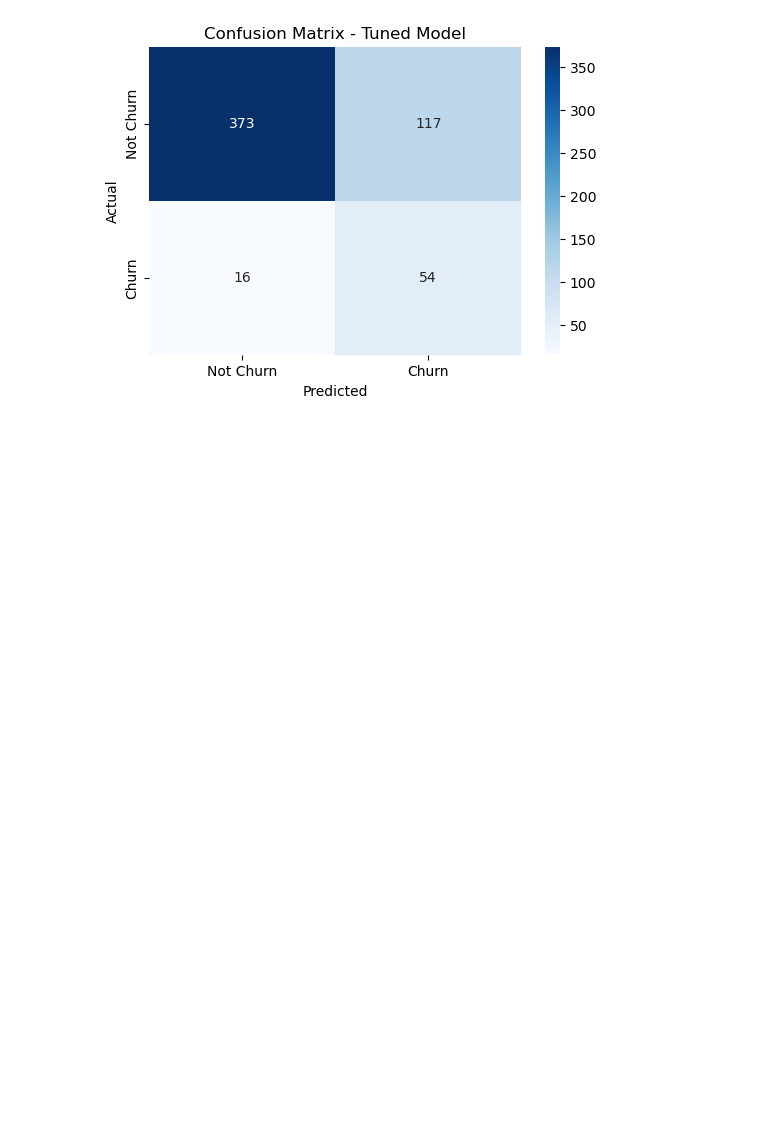
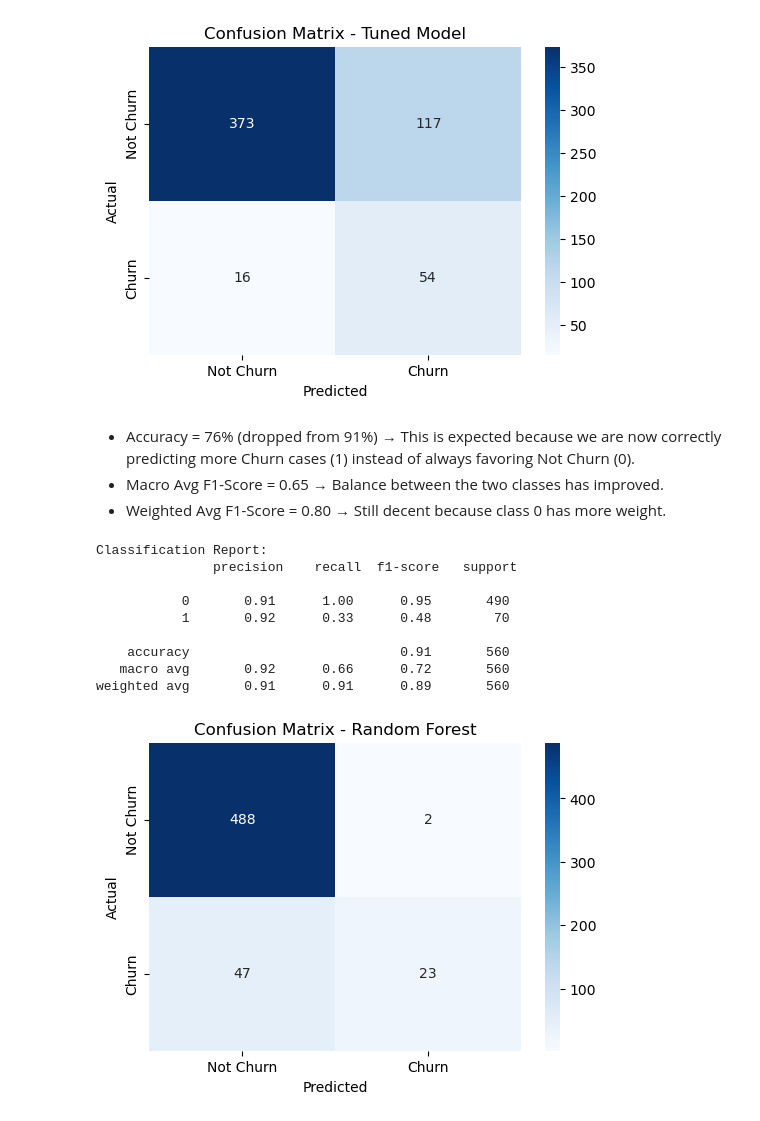
Before and after one commit to Thazes/Phase3Project, a Jupyter notebook: Phase3.ipynb, the cells around one changed output. Saved outputs shown, nothing was run; the diff lists cells and outputs as text; code cells hidden in the pictures; blank space fills up the shorter version.

Commit message:
prepared and tuned the random forest model

```diff
--- a/Phase3.ipynb
+++ b/Phase3.ipynb
@@ -696,3 +696,44 @@ Classification Report:
    macro avg       0.64      0.77      0.65       560
 weighted avg       0.88      0.76      0.80       560
 [figure]
+# %% [markdown]
+* Accuracy = 76% (dropped from 91%) → This is expected because we are now correctly predicting more Churn cases (1) instead of always favoring Not Churn (0).
+* Macro Avg F1-Score = 0.65 → Balance between the two classes has improved.
+* Weighted Avg F1-Score = 0.80 → Still decent because class 0 has more weight.
+# %%
+## Random Forest
+
+from sklearn.ensemble import RandomForestClassifier
+from sklearn.metrics import classification_report, confusion_matrix
+
+# Define the model
+rf_model = RandomForestClassifier(n_estimators=100, random_state=42, class_weight="balanced")
+
+# Train the model
+rf_model.fit(X_train, Y_train)
+
+# Make predictions
+Y_pred_rf = rf_model.predict(X_test)
+
+# Evaluate the model
+print("Classification Report:\n", classification_report(Y_test, Y_pred_rf))
+
+# Confusion Matrix
+cm = confusion_matrix(Y_test, Y_pred_rf)
+plt.figure(figsize=(6,4))
+sns.heatmap(cm, annot=True, fmt='d', cmap='Blues', xticklabels=['Not Churn', 'Churn'], yticklabels=['Not Churn', 'Churn'])
+plt.xlabel('Predicted')
+plt.ylabel('Actual')
+plt.title('Confusion Matrix - Random Forest')
+plt.show()
+# %% [output]
+Classification Report:
+               precision    recall  f1-score   support
+
+           0       0.91      1.00      0.95       490
+           1       0.92      0.33      0.48        70
+
+    accuracy                           0.91       560
+   macro avg       0.92      0.66      0.72       560
+weighted avg       0.91      0.91      0.89       560
+[figure, added]
```
Also changed, not shown: parts of 3 cells of this notebook.
